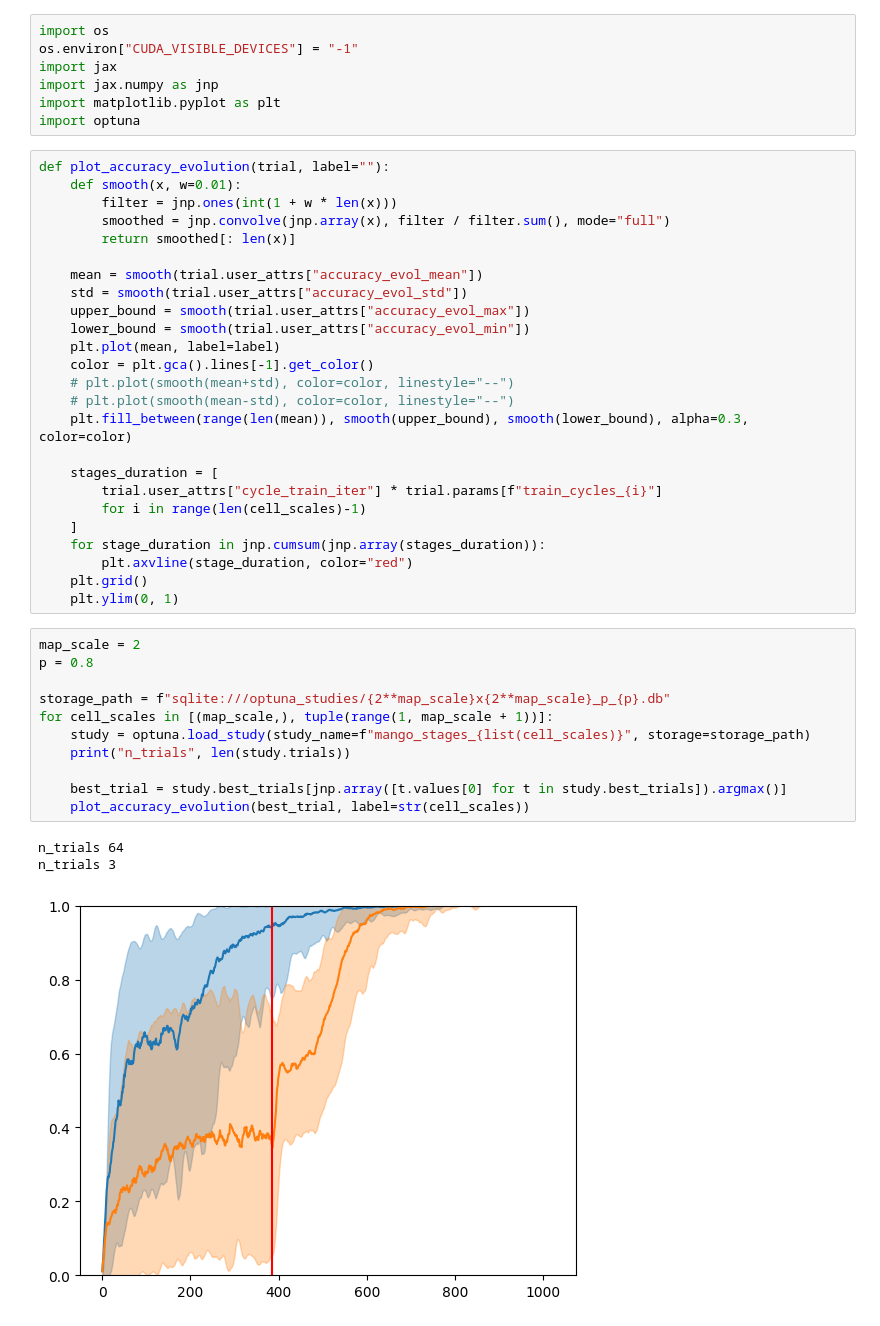
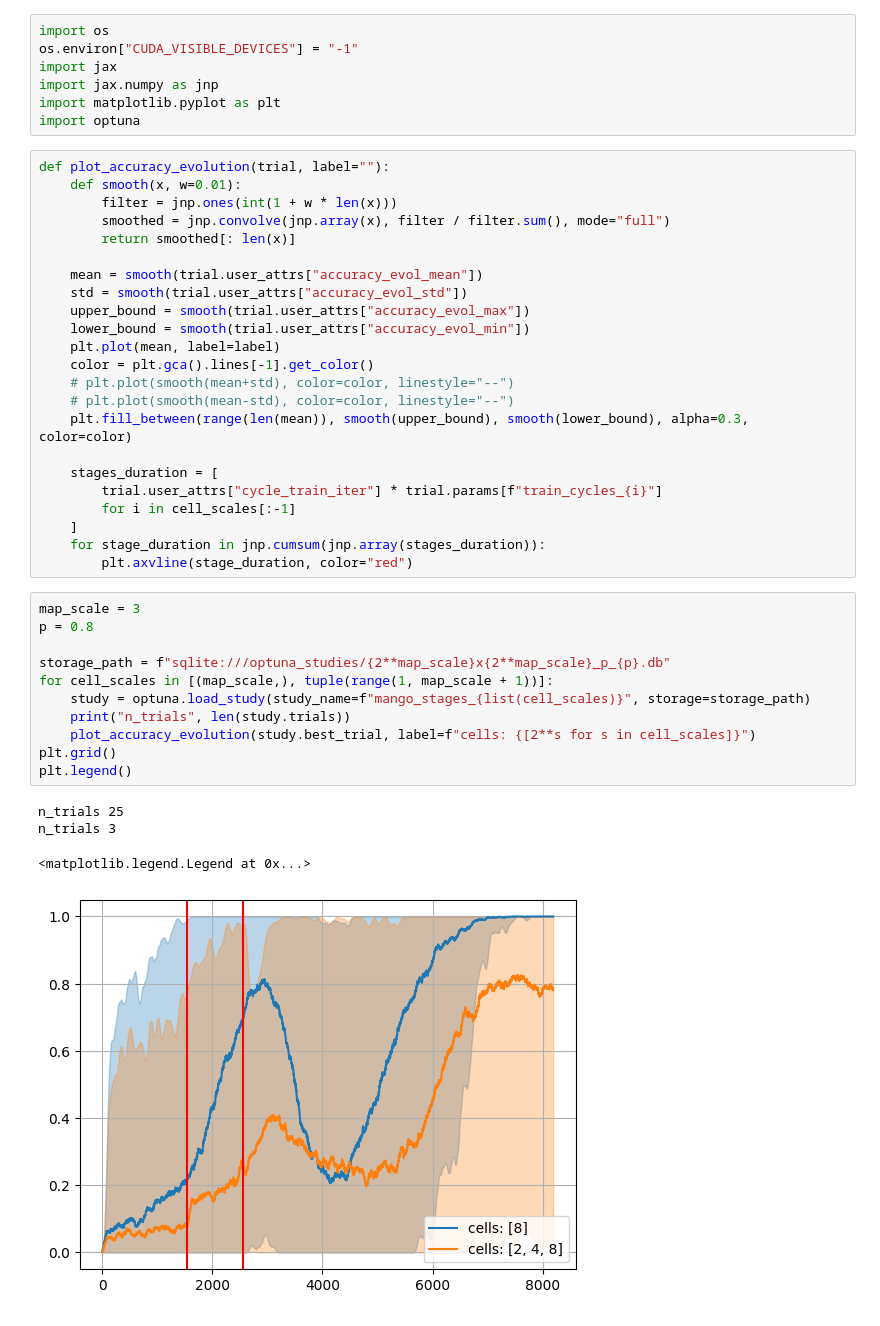
Before and after one commit to davidesartor/MANGO-lite, a Jupyter notebook: btf/studies vis.ipynb, the cells around one changed output. Saved outputs shown, nothing was run; the diff lists cells and outputs as text.

```diff
--- a/btf/studies vis.ipynb
+++ b/btf/studies vis.ipynb
@@ -28,24 +48,23 @@ def plot_accuracy_evolution(trial, label=""):
 
     stages_duration = [
         trial.user_attrs["cycle_train_iter"] * trial.params[f"train_cycles_{i}"]
-        for i in range(len(cell_scales)-1)
+        for i in cell_scales[:-1]
     ]
     for stage_duration in jnp.cumsum(jnp.array(stages_duration)):
         plt.axvline(stage_duration, color="red")
-    plt.grid()
-    plt.ylim(0, 1)
 # %%
-map_scale = 2
+map_scale = 3
 p = 0.8
 
 storage_path = f"sqlite:///optuna_studies/{2**map_scale}x{2**map_scale}_p_{p}.db"
 for cell_scales in [(map_scale,), tuple(range(1, map_scale + 1))]:
     study = optuna.load_study(study_name=f"mango_stages_{list(cell_scales)}", storage=storage_path)
     print("n_trials", len(study.trials))
-
-    best_trial = study.best_trials[jnp.array([t.values[0] for t in study.best_trials]).argmax()]
-    plot_accuracy_evolution(best_trial, label=str(cell_scales))
+    plot_accuracy_evolution(study.best_trial, label=f"cells: {[2**s for s in cell_scales]}")
+plt.grid()
+plt.legend()
 # %% [output]
-n_trials 64
+n_trials 25
 n_trials 3
+<matplotlib.legend.Legend at 0x...>
-[figure, old version]
+[figure, new version]
```
Also changed, not shown: parts of 1 cell of this notebook, 4 other files.
